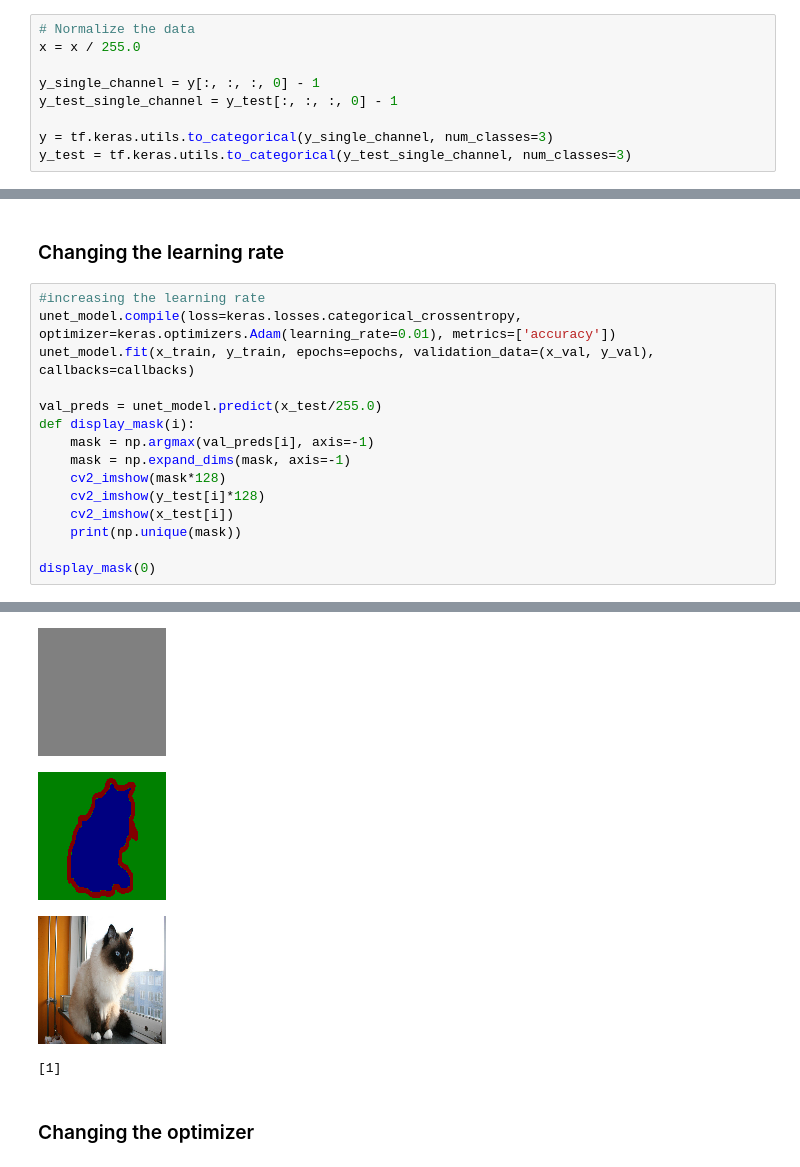
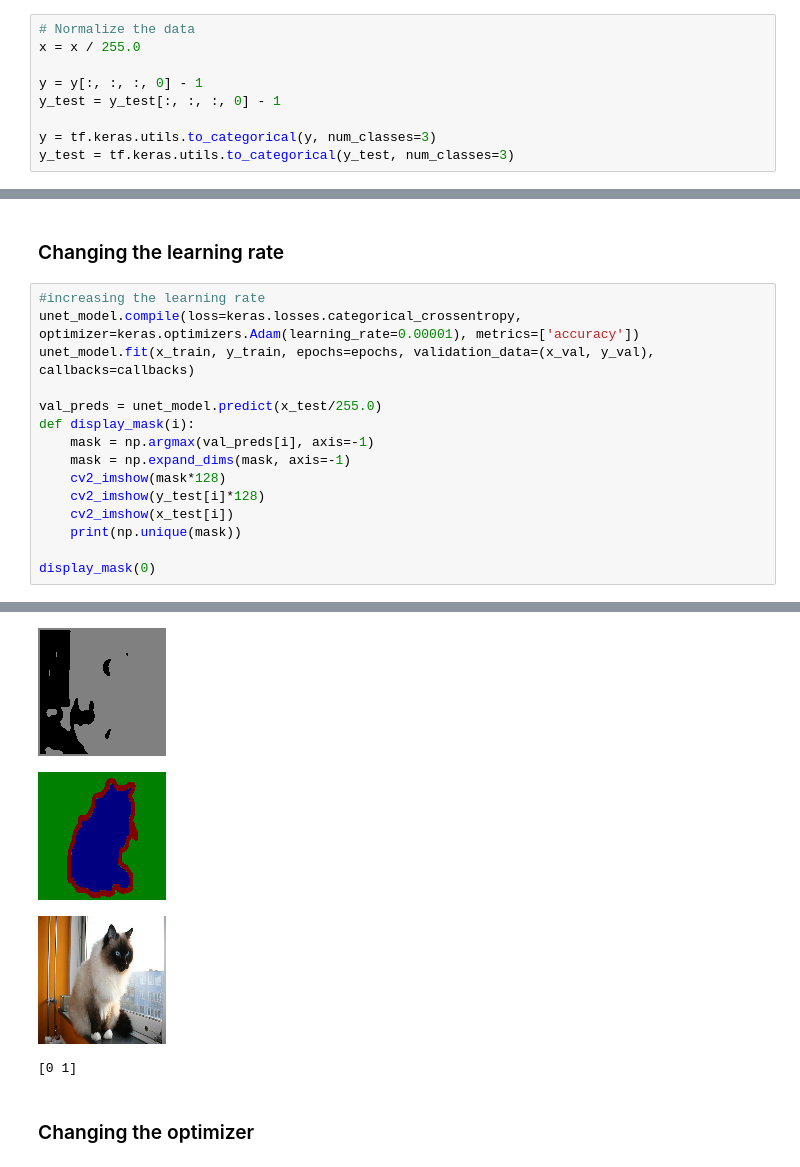
Before and after one commit to girofex/Computational-Vision-laboratories, a Jupyter notebook: 6_lab_semantic_segmentation.ipynb, the cells around one changed output, grey strips where cells are left out. Saved outputs shown, nothing was run; the diff lists cells and outputs as text.

```diff
--- a/6_lab_semantic_segmentation.ipynb
+++ b/6_lab_semantic_segmentation.ipynb
@@ -150,11 +150,11 @@ Normalize the images and the masks to have values between 0 and 1
 # Normalize the data
 x = x / 255.0
 
-y_single_channel = y[:, :, :, 0] - 1
-y_test_single_channel = y_test[:, :, :, 0] - 1
+y = y[:, :, :, 0] - 1
+y_test = y_test[:, :, :, 0] - 1
 
-y = tf.keras.utils.to_categorical(y_single_channel, num_classes=3)
-y_test = tf.keras.utils.to_categorical(y_test_single_channel, num_classes=3)
+y = tf.keras.utils.to_categorical(y, num_classes=3)
+y_test = tf.keras.utils.to_categorical(y_test, num_classes=3)
 # %% [markdown]
 **Exercise 1**
 
@@ -409,7 +409,7 @@ for i in range(0, 5):
 <h3>Changing the learning rate</h3>
 # %%
 #increasing the learning rate
-unet_model.compile(loss=keras.losses.categorical_crossentropy, optimizer=keras.optimizers.Adam(learning_rate=0.01), metrics=['accuracy'])
+unet_model.compile(loss=keras.losses.categorical_crossentropy, optimizer=keras.optimizers.Adam(learning_rate=0.00001), metrics=['accuracy'])
 unet_model.fit(x_train, y_train, epochs=epochs, validation_data=(x_val, y_val), callbacks=callbacks)
 
 val_preds = unet_model.predict(x_test/255.0)
@@ -450,7 +443,7 @@ WARNING:tensorflow:6 out of the last 8 calls to <function TensorFlowTrainer.make
-[figure, old version]
+[figure, new version]
 [figure]
 [figure]
-[1]
+[0 1]
 # %% [markdown]
 
 
```
Also changed, not shown: parts of 7 cells of this notebook.
